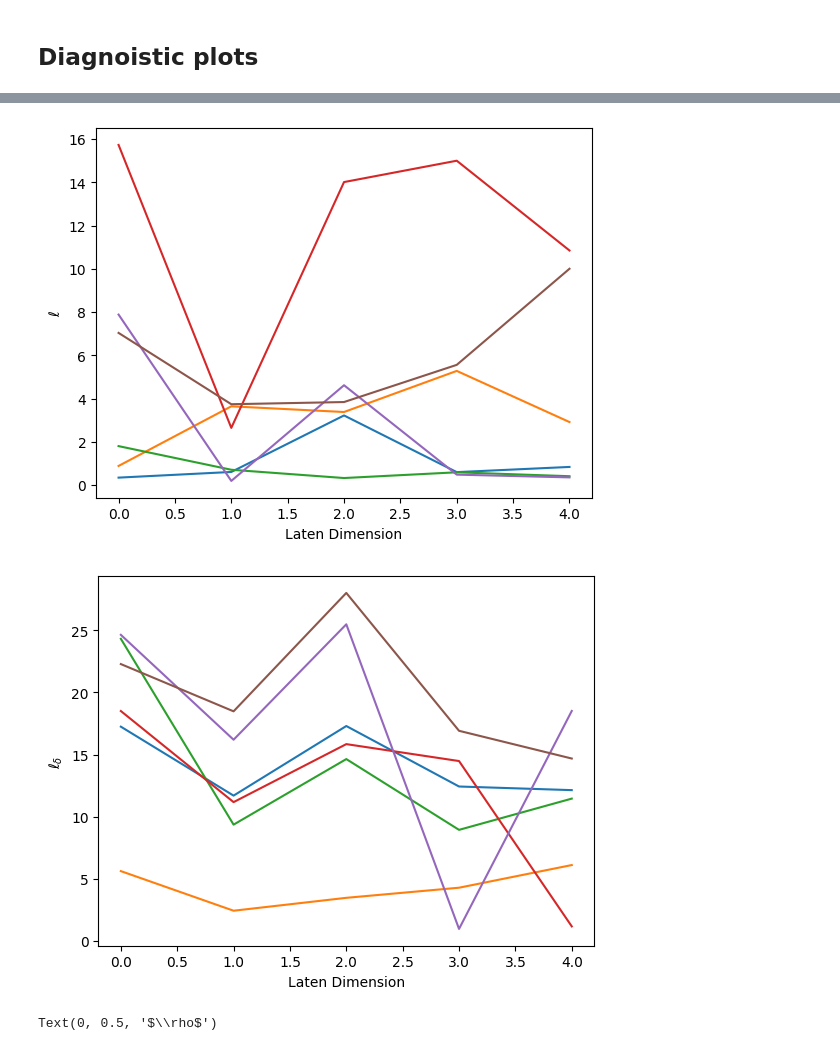
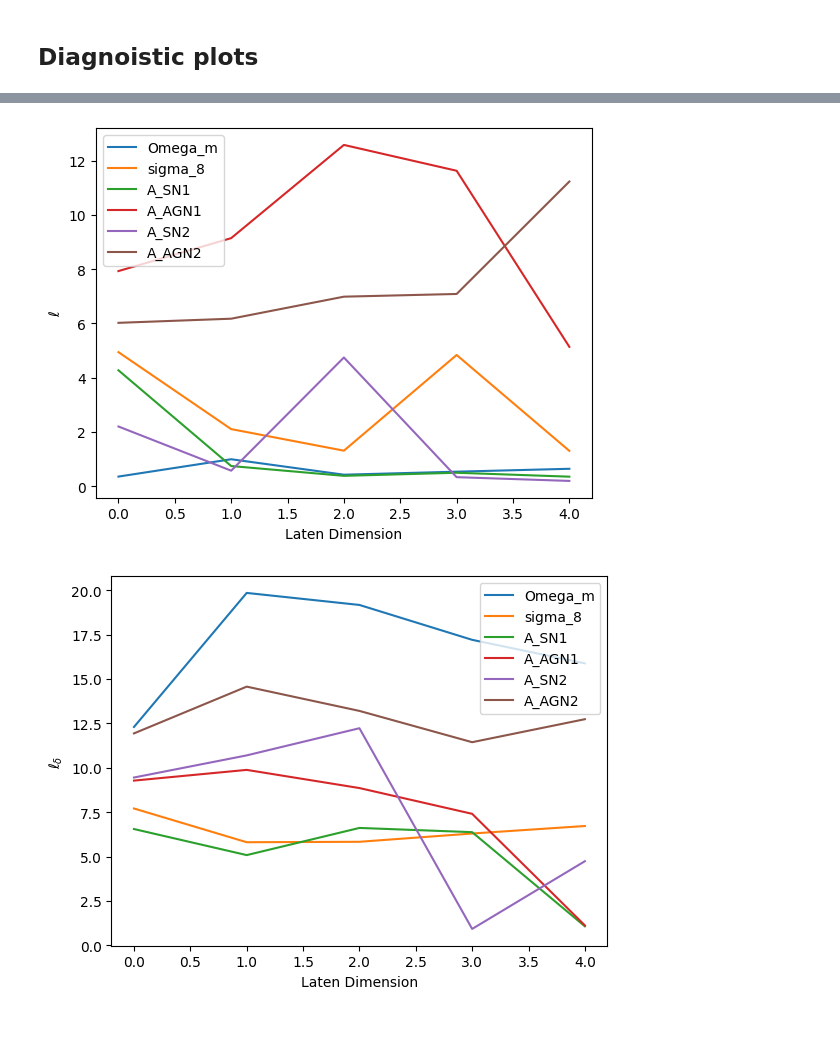
Before and after one commit to qezlou/multi_fidelity_gpflow, a Jupyter notebook: notebooks/demo: Illustris Stellar Mass Function.ipynb, the cells around one changed output, grey strips where cells are left out. Drawn from its saved outputs; the diff is of its cells as text; code cells hidden in the pictures.

```diff
--- a/notebooks/demo: Illustris Stellar Mass Function.ipynb
+++ b/notebooks/demo: Illustris Stellar Mass Function.ipynb
@@ -85,7 +85,7 @@ X_test_HF, Y_test_HF = data.X_train_norm[1], data.Y_train_norm_log10[1]  # Test
 n_LF, n_HF = X_LF.shape[0], X_HF.shape[0]  # Number of points
 output_dim = Y_LF.shape[1]  # 49 output dimensions
 num_latents = 5  # Reduce latent GPs to match HF sparsity
-num_inducing = 100  # Reduce inducing points to prevent overfitting
+num_inducing = 200  # Reduce inducing points to prevent overfitting
 
 # ✅ Append fidelity indicators (0 for LF, 1 for HF)
 X_LF_aug = np.hstack([X_LF, np.zeros((n_LF, 1))])  # LF data with fidelity=0
@@ -255,6 +286,15 @@ plt.show()
 # %%
 num_outputs = len(mf_gp.kernel.kernels)
 
+# Extract the learned parameters
+param_names = [
+    "Omega_m",
+    "sigma_8",
+    "A_SN1",
+    "A_AGN1",
+    "A_SN2",
+    "A_AGN2",
+]
 rho_values = []
 lengthscale_values = []
 lengthscale_delta_values = []
@@ -270,15 +310,18 @@ plt.xlabel(r"Laten Dimension")
 plt.ylabel(r"$\rho$")
 plt.show()
 
-plt.plot(range(num_latents), lengthscale_values)
+for i,param_name in enumerate(param_names):
+    plt.plot(range(num_latents), np.array(lengthscale_values)[:, i], label=param_name)
 plt.xlabel(r"Laten Dimension")
+plt.legend()
 plt.ylabel(r"$\ell$")
 plt.show()
 
-
-plt.plot(range(num_latents), lengthscale_delta_values)
+for i,param_name in enumerate(param_names):
+    plt.plot(range(num_latents), np.array(lengthscale_delta_values)[:, i], label=param_name)
 plt.xlabel(r"Laten Dimension")
 plt.ylabel(r"$\ell_{\delta}$")
+plt.legend()
 plt.show()
 
 # Projected rho values
@@ -286,4 +329,19 @@ projected_rho = mf_gp.kernel.W.numpy() @ np.array(rho_values)
 plt.plot(log10_mass_bins, projected_rho[:, 0])
 plt.xlabel(r"$\log_{10}M_{\star}$")
 plt.ylabel(r"$\rho$")
+plt.show()
+
+for i,param_name in enumerate(param_names):
+    plt.plot(log10_mass_bins, mf_gp.kernel.W.numpy() @ np.array(lengthscale_values)[:, i], label=param_name)
+plt.xlabel(r"$\log_{10}M_{\star}$")
+plt.legend()
+plt.ylabel(r"$\ell$")
+plt.show()
+
+for i,param_name in enumerate(param_names):
+    plt.plot(log10_mass_bins, mf_gp.kernel.W.numpy() @ np.array(lengthscale_delta_values)[:, i], label=param_name)
+plt.xlabel(r"$\log_{10}M_{\star}$")
+plt.ylabel(r"$\ell_{\delta}$")
+plt.legend()
+plt.show()
 # %% [output]
@@ -291,3 +349,2 @@ plt.ylabel(r"$\rho$")
-[figure, old version]
+[figure, new version]
-[figure, old version]
+[figure, new version]
-Text(0, 0.5, '$\\rho$')
```
Also changed, not shown: parts of 9 cells of this notebook.
